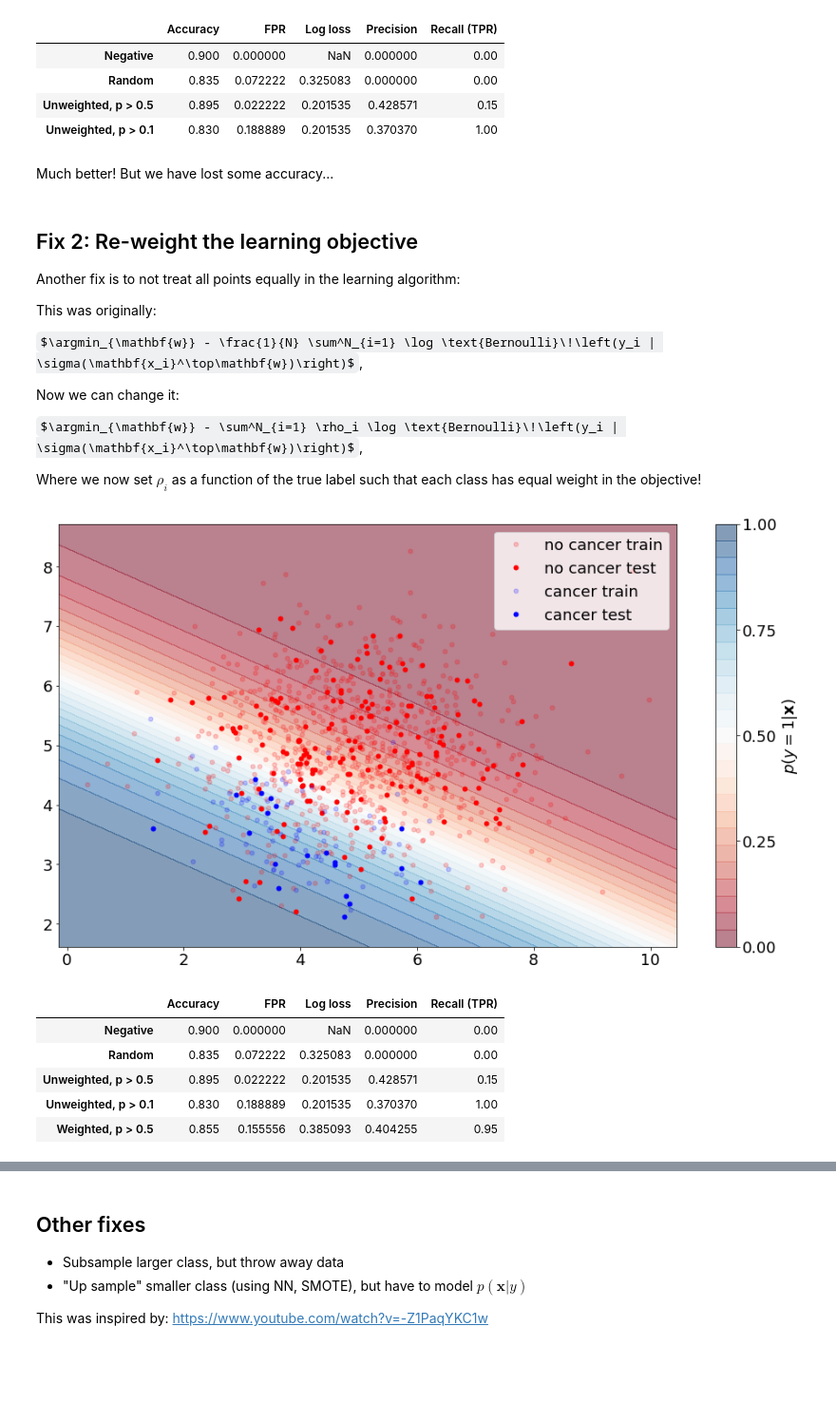
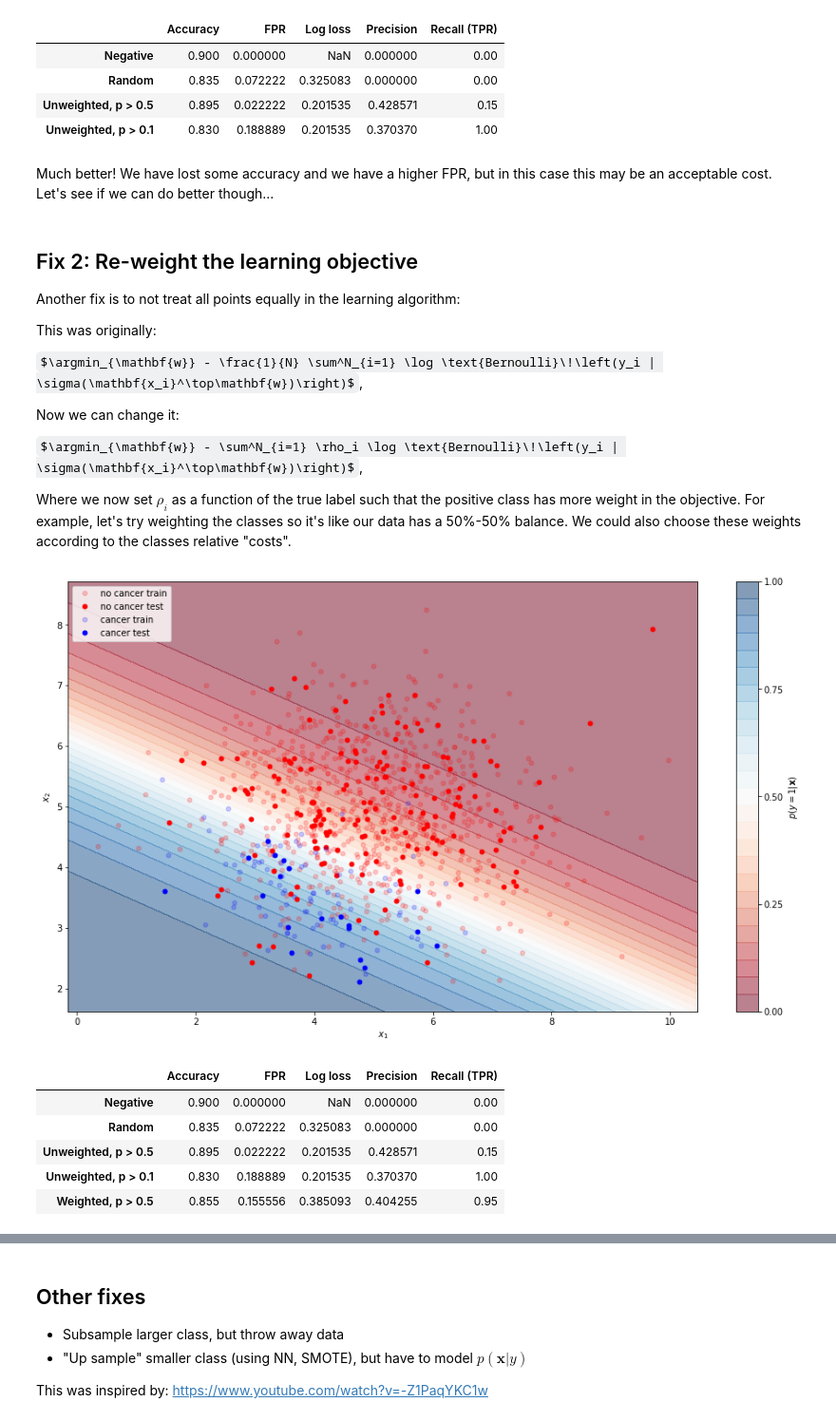
Before and after one commit to dsteinberg/DIPA-validation, a Jupyter notebook: class_imbalance.ipynb, the cells around one changed output, grey strips where cells are left out. Shown at 95% size. Cells and saved outputs as stored; diff of their text form; code cells hidden in the pictures; some formulas as TeX source; blank space fills up the shorter version.

```diff
--- a/class_imbalance.ipynb
+++ b/class_imbalance.ipynb
@@ -93,6 +98,8 @@ def plot_split_data():
     pl.plot(*X_test[y_test==0, :].T, 'r.', label='no cancer test', markersize=10)
     pl.plot(*X_train[y_train==1, :].T, 'b.', label='cancer train', markersize=10, alpha=0.2)
     pl.plot(*X_test[y_test==1, :].T, 'b.', label='cancer test', markersize=10)
+    pl.xlabel('$x_1$')
+    pl.ylabel('$x_2$')
     pl.legend()
     pl.show()
 
@@ -260,8 +265,8 @@ display(HTML(res.to_html()))
 | Random | 0.835 | 0.072222 | 0.325083 | 0.000000 | 0.00 |
 | Unweighted, p > 0.5 | 0.895 | 0.022222 | 0.201535 | 0.428571 | 0.15 |
 | Unweighted, p > 0.1 | 0.830 | 0.188889 | 0.201535 | 0.370370 | 1.00 |
-# %% [markdown]
-Much better! But we have lost some accuracy...
+# %% [markdown]
+Much better! We have lost some accuracy and we have a higher FPR, but in this case this may be an acceptable cost. Let's see if we can do better though...
 # %% [markdown]
 ## Fix 2: Re-weight the learning objective
 
@@ -275,19 +280,21 @@ Now we can change it:
 
 $\argmin_{\mathbf{w}} - \sum^N_{i=1} \rho_i \log \text{Bernoulli}\!\left(y_i | \sigma(\mathbf{x_i}^\top\mathbf{w})\right)$,
 
-Where we now set $\rho_i$ as a function of the true label such that each class has equal weight in the objective!
+Where we now set $\rho_i$ as a function of the true label such that the positive class has more weight in the objective. For example, let's try weighting the classes so it's like our data has a 50%-50% balance. We could also choose these weights according to the classes relative "costs".
 # %%
-wlr = LR(class_weight='balanced')
+rho_0 = 0.5/0.9  # because we want to find the weight that 0.9 * rho_0 = 0.5
+rho_1 = 0.5/0.1  # because we want to find the weight that 0.1 * rho_1 = 0.5
+wlr = LR(class_weight={0: rho_0, 1: rho_1})  # OR: wlr = LR(class_weight='balanced')
 wlr.fit(X_train, y_train)
 
 pl.figure(figsize=FIGSIZE)
 plot_contour(wlr, X)
 plot_split_data()
 
 res = res.append(score_classifier(wlr, "Weighted, p > 0.5"))
 display(HTML(res.to_html()))
 # %% [output]
-[figure, old version]
+[figure, new version]
 |  | Accuracy | FPR | Log loss | Precision | Recall (TPR) |
 | Negative | 0.900 | 0.000000 | NaN | 0.000000 | 0.00 |
 | Random | 0.835 | 0.072222 | 0.325083 | 0.000000 | 0.00 |
```
Also changed, not shown: parts of 14 cells of this notebook.
